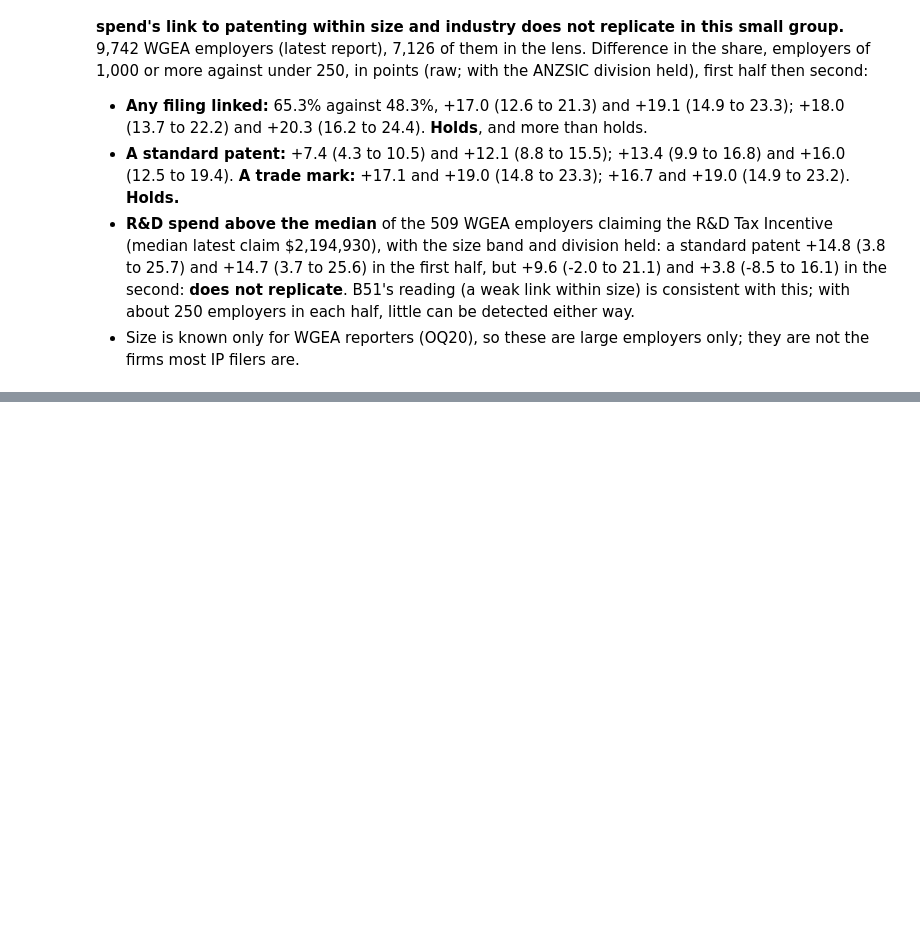
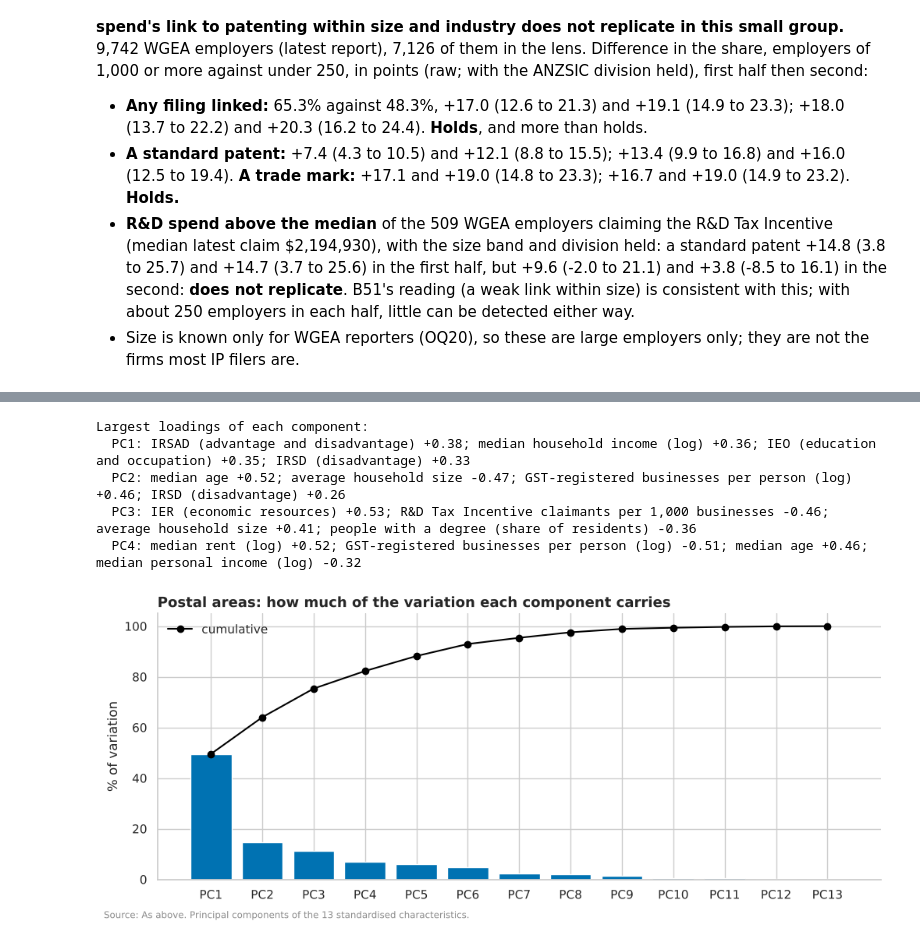
Before and after one commit to Thomas-Amann-IPAustralia/Aus-GII-Breakdown, a Jupyter notebook: analysis/notebooks/03_multivariate.ipynb, the cells around one changed output, grey strips where cells are left out. Cells and saved outputs as stored; diff of their text form; code cells hidden in the pictures; blank space fills up the shorter version.

```diff
--- a/analysis/notebooks/03_multivariate.ipynb
+++ b/analysis/notebooks/03_multivariate.ipynb
@@ -1260,0 +1745,15 @@ half then second:
+# %%
+fig = multi.scree(explained, title="Postal areas: how much of the variation each component carries")
+style.source(fig, "As above. Principal components of the 13 standardised characteristics.")
+areas = areas.merge(complete[["poa_code", "pc1", "pc2", "pc3", "pc4"]], on="poa_code", how="left")
+print("Largest loadings of each component:")
+for i in range(4):
+    top = loadings.iloc[:, i].sort_values(key=abs, ascending=False).head(4)
+    print(f"  PC{i + 1}:", "; ".join(f"{CHARACTERISTICS[k]} {v:+.2f}" for k, v in top.items()))
+# %% [output]
+Largest loadings of each component:
+  PC1: IRSAD (advantage and disadvantage) +0.38; median household income (log) +0.36; IEO (education and occupation) +0.35; IRSD (disadvantage) +0.33
+  PC2: median age +0.52; average household size -0.47; GST-registered businesses per person (log) +0.46; IRSD (disadvantage) +0.26
+  PC3: IER (economic resources) +0.53; R&D Tax Incentive claimants per 1,000 businesses -0.46; average household size +0.41; people with a degree (share of residents) -0.36
+  PC4: median rent (log) +0.52; GST-registered businesses per person (log) -0.51; median age +0.46; median personal income (log) -0.32
+[figure, added]
```
Also changed, not shown: parts of 68 cells of this notebook, 9 other files.
